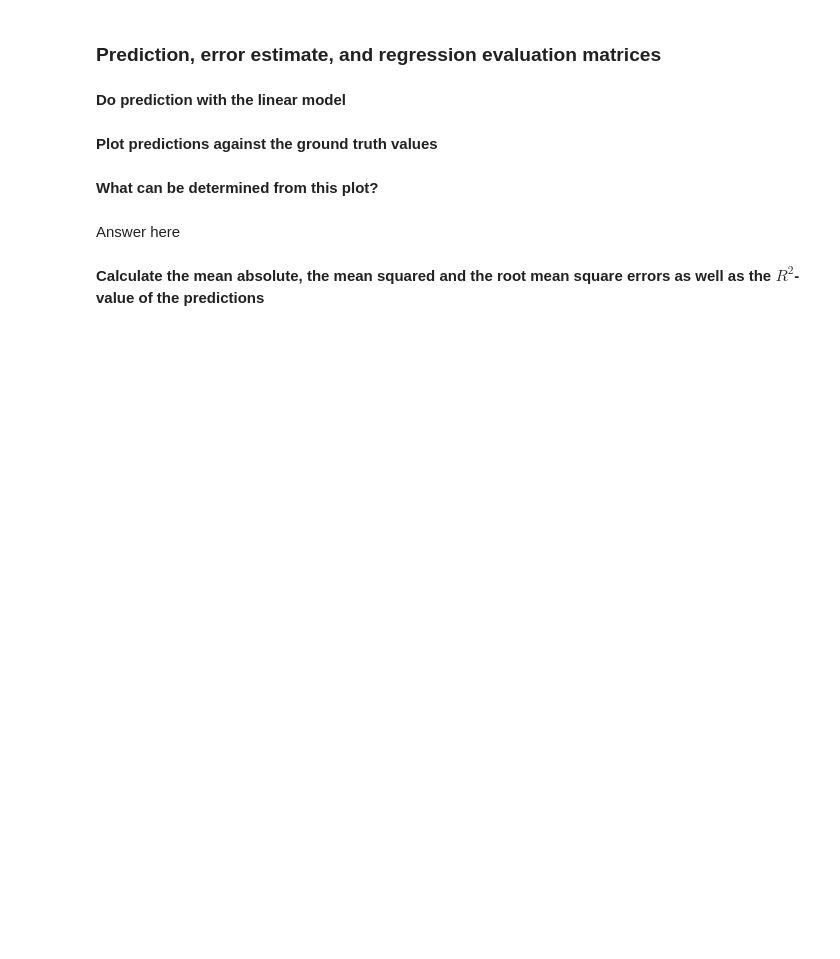
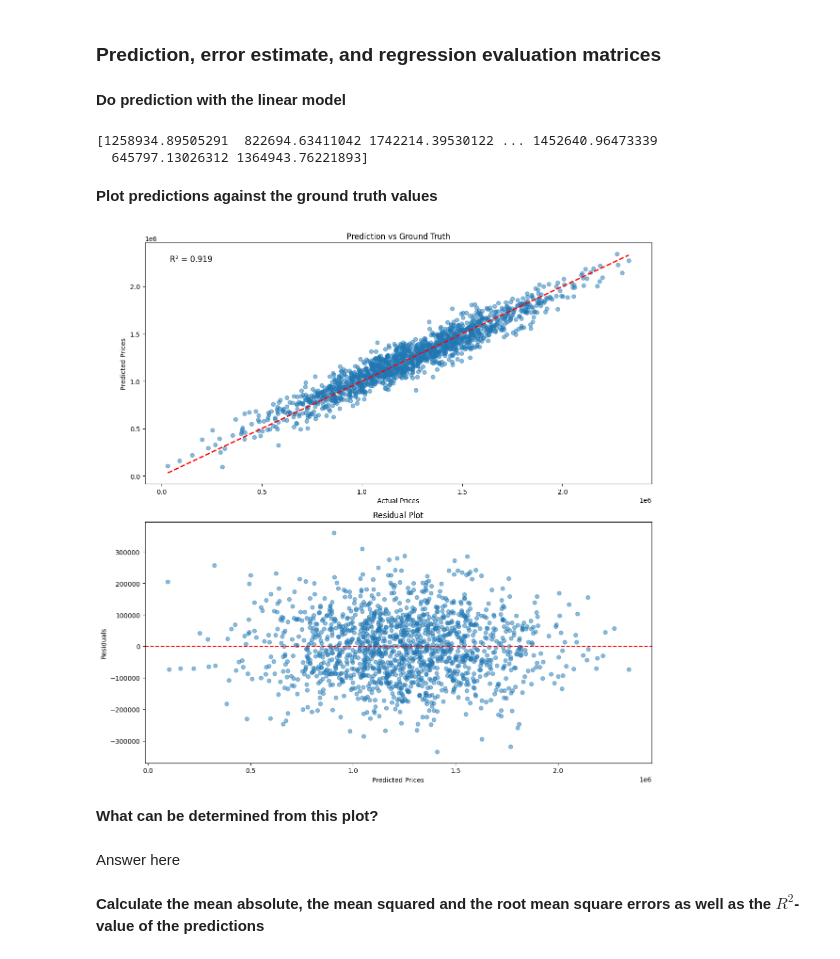
Before and after one commit to arnotoro/foundations-AI-ML, a Jupyter notebook: FAIML_E7/Linear_Regression_Practice.ipynb, the cells around one changed output. Cells and saved outputs as stored; diff of their text form; code cells hidden in the pictures; blank space fills up the shorter version.

```diff
--- a/FAIML_E7/Linear_Regression_Practice.ipynb
+++ b/FAIML_E7/Linear_Regression_Practice.ipynb
@@ -76,6 +159,8 @@ y.head()
 from sklearn.model_selection import train_test_split
 # %% [markdown]
 **Create training and test splits in using a split ratio of 30%**
+# %%
+X_train, X_test, y_train, y_test = train_test_split(X, y, test_size=0.3, random_state=101)
 # %% [markdown]
 ### Model fit and training
 # %% [markdown]
@@ -85,5 +170,9 @@ from sklearn.linear_model import LinearRegression
 from sklearn import metrics
 # %% [markdown]
 **Create linear regression object**
+# %%
+reg = LinearRegression()
 # %% [markdown]
 **Fit the model on to the instantiated object itself**
+# %%
+reg.fit(X_train,y_train)
@@ -116,8 +230,41 @@ Sort the features based on the t-statistic
 ### Prediction, error estimate, and regression evaluation matrices
 # %% [markdown]
 **Do prediction with the linear model**
+# %%
+predictions = reg.predict(X_test)
+# %% [output]
+[1258934.89505291  822694.63411042 1742214.39530122 ... 1452640.96473339
+  645797.13026312 1364943.76221893]
 # %% [markdown]
 **Plot predictions against the ground truth values**
+# %%
+# Create two subplots: scatter plot and residual plot
+fig, (ax1, ax2) = plt.subplots(2, 1, figsize=(12, 12))
+
+# Scatter plot of predictions vs actual values
+ax1.scatter(y_test, predictions, alpha=0.5)
+ax1.plot([y_test.min(), y_test.max()], [y_test.min(), y_test.max()], 'r--', lw=2)
+ax1.set_xlabel('Actual Prices')
+ax1.set_ylabel('Predicted Prices')
+ax1.set_title('Prediction vs Ground Truth')
+
+# Add R² value to the plot
+r2 = metrics.r2_score(y_test, predictions)
+ax1.text(0.05, 0.95, f'R² = {r2:.3f}', transform=ax1.transAxes,
+         fontsize=12, verticalalignment='top')
+
+# Residual plot
+residuals = y_test - predictions
+ax2.scatter(predictions, residuals, alpha=0.5)
+ax2.axhline(y=0, color='r', linestyle='--')
+ax2.set_xlabel('Predicted Prices')
+ax2.set_ylabel('Residuals')
+ax2.set_title('Residual Plot')
+
+plt.tight_layout()
+plt.show()
+# %% [output]
+[figure, added]
 # %% [markdown]
 **What can be determined from this plot?**
 # %% [markdown]
```
Also changed, not shown: parts of 19 cells of this notebook, 2 other files.
